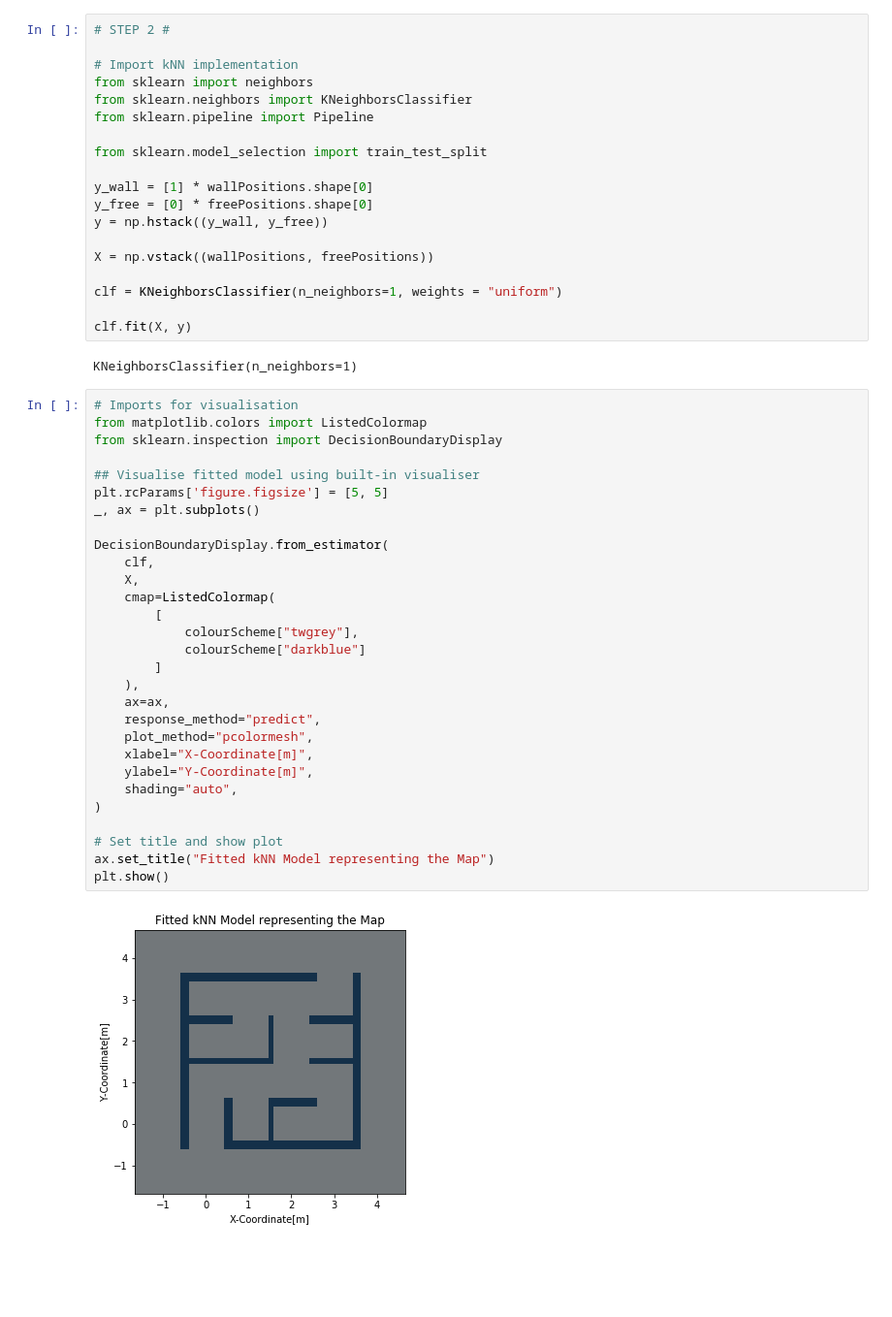
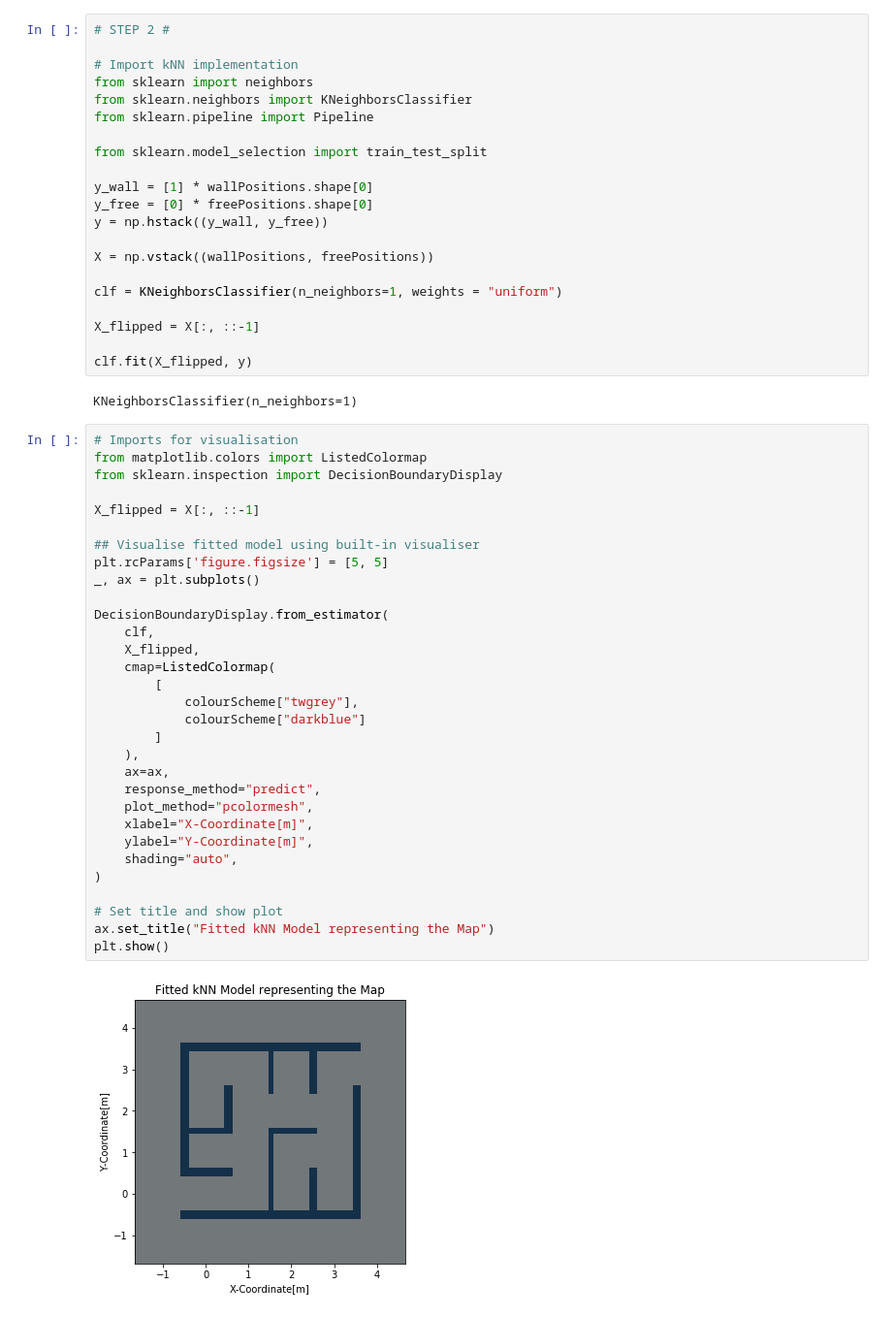
Before and after one commit to danailgrgv/SOAR_Project, a Jupyter notebook: soar_maze_escape/src/SoarMazeEscapeNotebook.ipynb, the cells around one changed output. Shown: that part at 97% size. Cells and saved outputs as stored; diff of their text form; blank space fills up the shorter version.

```diff
--- a/soar_maze_escape/src/SoarMazeEscapeNotebook.ipynb
+++ b/soar_maze_escape/src/SoarMazeEscapeNotebook.ipynb
@@ -190,38 +190,42 @@ X = np.vstack((wallPositions, freePositions))
 
 clf = KNeighborsClassifier(n_neighbors=1, weights = "uniform")
 
-clf.fit(X, y)
+X_flipped = X[:, ::-1]
+
+clf.fit(X_flipped, y)
 # %% [output]
 KNeighborsClassifier(n_neighbors=1)
 # %%
 # Imports for visualisation
 from matplotlib.colors import ListedColormap
 from sklearn.inspection import DecisionBoundaryDisplay
+
+X_flipped = X[:, ::-1]
 
 ## Visualise fitted model using built-in visualiser
 plt.rcParams['figure.figsize'] = [5, 5]
 _, ax = plt.subplots()
 
 DecisionBoundaryDisplay.from_estimator(
     clf,
-    X,
+    X_flipped,
     cmap=ListedColormap(
         [
             colourScheme["twgrey"],
             colourScheme["darkblue"]
         ]
     ),
     ax=ax,
     response_method="predict",
     plot_method="pcolormesh",
     xlabel="X-Coordinate[m]",
     ylabel="Y-Coordinate[m]",
     shading="auto",
 )
 
 # Set title and show plot
 ax.set_title("Fitted kNN Model representing the Map")
 plt.show()
 # %% [output]
-[figure, old version]
+[figure, new version]
 # %%
```
Also changed, not shown: parts of 4 cells of this notebook.
